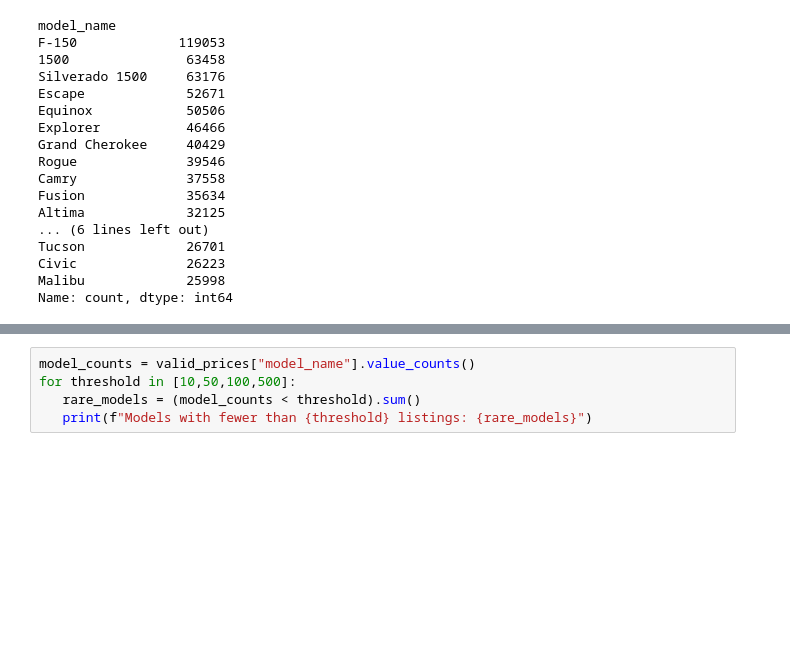
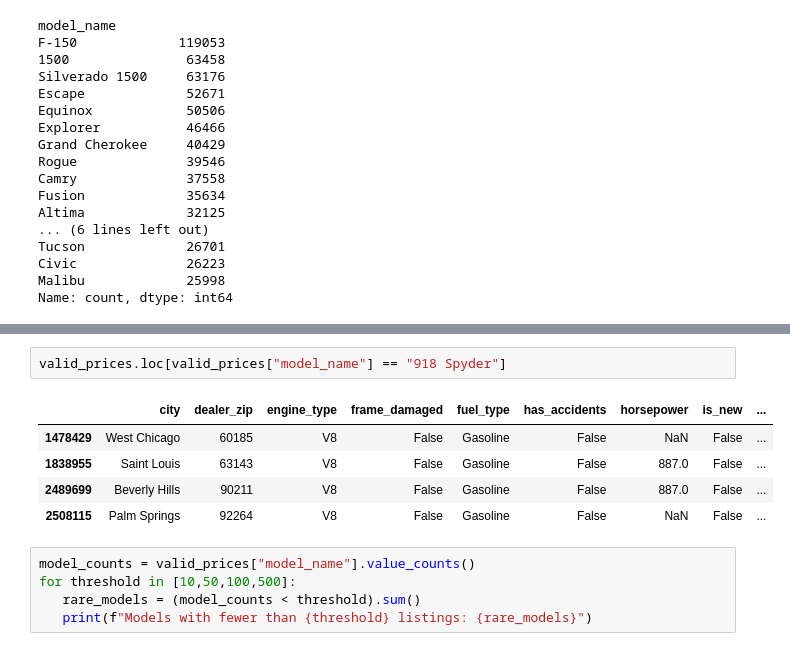
Before and after one commit to CaseyKiiza2026/vehicle-valuation-platform, a Jupyter notebook: notebooks/feature_engineering.ipynb, the cells around one changed output, grey strips where cells are left out. Saved outputs shown, nothing was run; the diff lists cells and outputs as text; blank space fills up the shorter version.

```diff
--- a/notebooks/feature_engineering.ipynb
+++ b/notebooks/feature_engineering.ipynb
@@ -1957,3 +1972,11 @@ Name: count, dtype: int64
+# %%
+valid_prices.loc[valid_prices["model_name"] == "918 Spyder"]
+# %% [output]
+|  | city | dealer_zip | engine_type | frame_damaged | fuel_type | has_accidents | horsepower | is_new | ... |
+| 1478429 | West Chicago | 60185 | V8 | False | Gasoline | False | NaN | False | ... |
+| 1838955 | Saint Louis | 63143 | V8 | False | Gasoline | False | 887.0 | False | ... |
+| 2489699 | Beverly Hills | 90211 | V8 | False | Gasoline | False | 887.0 | False | ... |
+| 2508115 | Palm Springs | 92264 | V8 | False | Gasoline | False | NaN | False | ... |
 # %%
 model_counts = valid_prices["model_name"].value_counts()
 for threshold in [10,50,100,500]:
```
Also changed, not shown: parts of 17 cells of this notebook, 1 other file.
